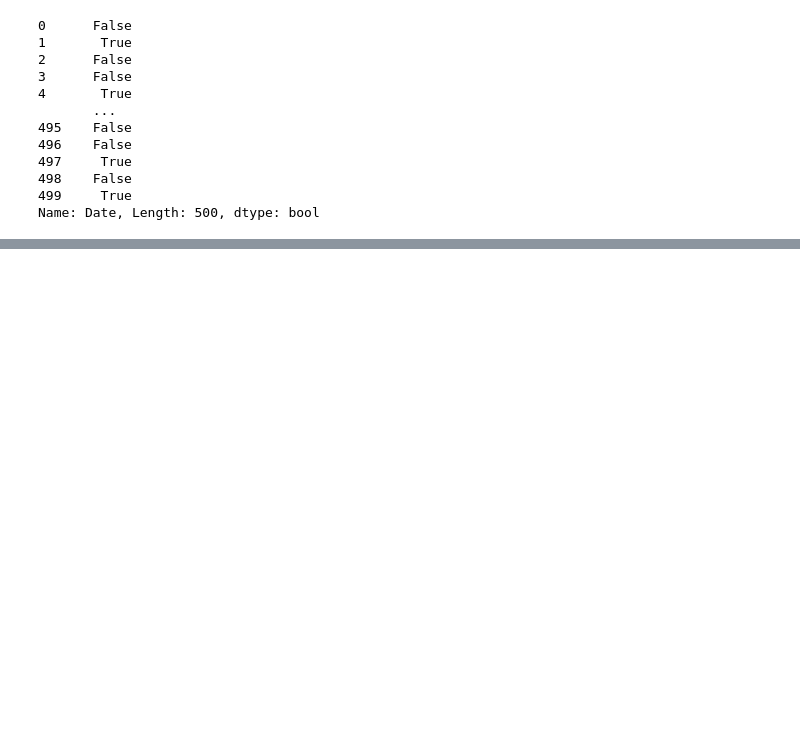
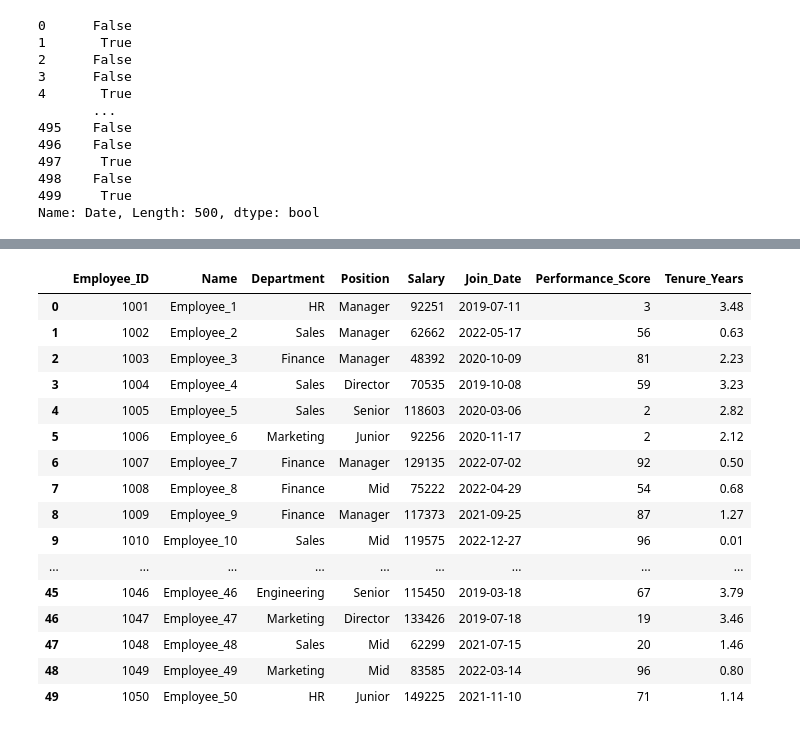
Before and after one commit to 24f3003058/Machine-Learning-Practice, a Jupyter notebook: DataManipulation.ipynb, the cells around one changed output, grey strips where cells are left out. Saved outputs shown, nothing was run; the diff lists cells and outputs as text; code cells hidden in the pictures; blank space fills up the shorter version.

```diff
--- a/DataManipulation.ipynb
+++ b/DataManipulation.ipynb
@@ -256,0 +287,15 @@ Name: Date, Length: 500, dtype: bool
+# %%
+# Create sample employee data
+np.random.seed(42)
+departments = ['Engineering', 'Marketing', 'Finance', 'HR', 'Sales']
+positions = ['Junior', 'Mid', 'Senior', 'Manager', 'Director']
+
+employee_data = pd.DataFrame({
+    'Employee_ID': range(1001, 1051),
+    'Name': [f'Employee_{i}' for i in range(1, 51)],
+    'Department': np.random.choice(departments, 50),
+    'Position': np.random.choice(positions, 50),
+    'Salary': np.random.randint(40000, 150000, 50),
+    'Join_Date': pd.to_datetime(np.random.choice(pd.date_range('2018-01-01', '2023-01-01'), 50)),
+    'Performance_Score': np.random.randint(1, 101, 50)
+})
@@ -256,0 +375,3 @@ Name: Date, Length: 500, dtype: bool
+# %%
+end_date=pd.to_datetime('2023-01-01')
+employee_data["Tenure_Years"]=((end_date - employee_data["Join_Date"]).dt.days/365.25).round(2)
@@ -256,0 +398,25 @@ Name: Date, Length: 500, dtype: bool
+# %%
+employee_data['Adjusted_Salary'] = employee_data.apply(
+    lambda row: row['Salary'] * 1.05 if row['Performance_Score'] > 80 else row['Salary'],
+    axis=1
+)
+# %%
+employee_data
+# %% [output]
+|  | Employee_ID | Name | Department | Position | Salary | Join_Date | Performance_Score | Tenure_Years |
+| 0 | 1001 | Employee_1 | HR | Manager | 92251 | 2019-07-11 | 3 | 3.48 |
+| 1 | 1002 | Employee_2 | Sales | Manager | 62662 | 2022-05-17 | 56 | 0.63 |
+| 2 | 1003 | Employee_3 | Finance | Manager | 48392 | 2020-10-09 | 81 | 2.23 |
+| 3 | 1004 | Employee_4 | Sales | Director | 70535 | 2019-10-08 | 59 | 3.23 |
+| 4 | 1005 | Employee_5 | Sales | Senior | 118603 | 2020-03-06 | 2 | 2.82 |
+| 5 | 1006 | Employee_6 | Marketing | Junior | 92256 | 2020-11-17 | 2 | 2.12 |
+| 6 | 1007 | Employee_7 | Finance | Manager | 129135 | 2022-07-02 | 92 | 0.50 |
+| 7 | 1008 | Employee_8 | Finance | Mid | 75222 | 2022-04-29 | 54 | 0.68 |
+| 8 | 1009 | Employee_9 | Finance | Manager | 117373 | 2021-09-25 | 87 | 1.27 |
+| 9 | 1010 | Employee_10 | Sales | Mid | 119575 | 2022-12-27 | 96 | 0.01 |
+| ... | ... | ... | ... | ... | ... | ... | ... | ... |
+| 45 | 1046 | Employee_46 | Engineering | Senior | 115450 | 2019-03-18 | 67 | 3.79 |
+| 46 | 1047 | Employee_47 | Marketing | Director | 133426 | 2019-07-18 | 19 | 3.46 |
+| 47 | 1048 | Employee_48 | Sales | Mid | 62299 | 2021-07-15 | 20 | 1.46 |
+| 48 | 1049 | Employee_49 | Marketing | Mid | 83585 | 2022-03-14 | 96 | 0.80 |
+| 49 | 1050 | Employee_50 | HR | Junior | 149225 | 2021-11-10 | 71 | 1.14 |
```
Also changed, not shown: parts of 12 cells of this notebook.
